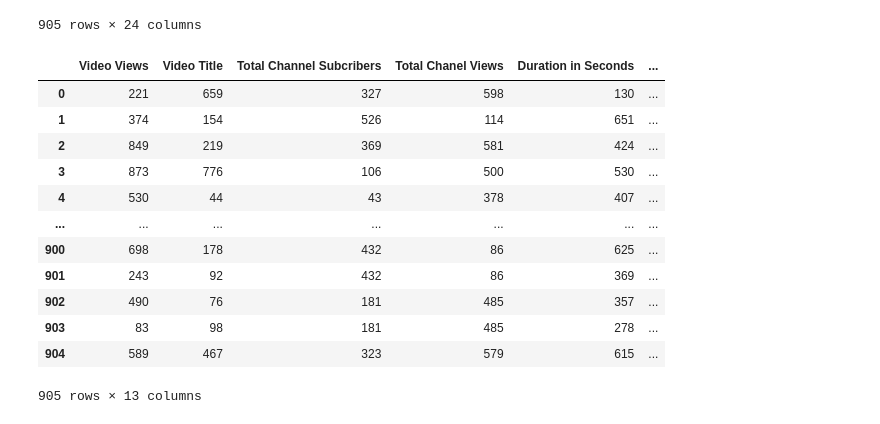
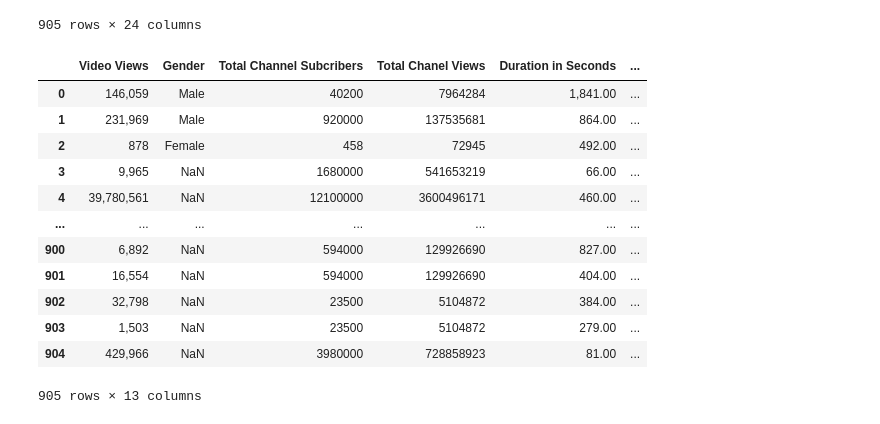
Before and after one commit to Vishal-Dhoriya/woc5.0-ml-weather-prediction-case-study-Vishal, a Jupyter notebook: WOC_Checkpoint_3.ipynb, the cells around one changed output. Drawn from its saved outputs; the diff is of its cells as text; code cells hidden in the pictures.

```diff
--- a/WOC_Checkpoint_3.ipynb
+++ b/WOC_Checkpoint_3.ipynb
@@ -11,5 +5,5 @@ Saving Youtube Influencer Analysis - Updated.csv to Youtube Influencer Analysis
 # %%
-yt = pd.read_csv('Youtube Influencer Analysis - Updated.csv',encoding ='cp1252')
+yt = pd.read_csv('/content/Youtube Influencer Analysis - Updated (1).csv',encoding ='cp1252')
 # %%
 yt
 # %% [output]
@@ -79,4 +73,5 @@ yt.fillna(value = 0)
 | 904 | https://www.youtube.com/watch?v=U... | 429,966 | Jhulan Goswami Final Over in ODIs... | https://www.youtube.com/c/SonySpo... | Sony Sports Network | 0 | 3980000 | ... |
 905 rows × 24 columns
 # %%
-ytt = yt.drop(["Video Link","Premiered or Not","Date of the Last Comment","Video Description","Creator Gender","Duration of Video","Subtitle","Maximum Quality of the Video","Creator Name","Channel URL","Intern Who Collected the Data"],axis = 1)
+ytt = yt.drop(["Video Link","Video Title","Premiered or Not","Date of the Last Comment","Video Description","Duration of Video","Subtitle","Maximum Quality of the Video","Creator Name","Channel URL","Intern Who Collected the Data"],axis = 1)
+r= ytt.rename(columns={'Creator Gender': 'Gender','Language of the Video': 'Language'})
@@ -91,16 +78,16 @@ for i in ytt.columns:
-# %%
-ytt
-# %% [output]
-|  | Video Views | Video Title | Total Channel Subcribers | Total Chanel Views | Duration in Seconds | ... |
-| 0 | 221 | 659 | 327 | 598 | 130 | ... |
-| 1 | 374 | 154 | 526 | 114 | 651 | ... |
-| 2 | 849 | 219 | 369 | 581 | 424 | ... |
-| 3 | 873 | 776 | 106 | 500 | 530 | ... |
-| 4 | 530 | 44 | 43 | 378 | 407 | ... |
-| ... | ... | ... | ... | ... | ... | ... |
-| 900 | 698 | 178 | 432 | 86 | 625 | ... |
-| 901 | 243 | 92 | 432 | 86 | 369 | ... |
-| 902 | 490 | 76 | 181 | 485 | 357 | ... |
-| 903 | 83 | 98 | 181 | 485 | 278 | ... |
-| 904 | 589 | 467 | 323 | 579 | 615 | ... |
-905 rows × 13 columns
+# %%
+r
+# %% [output]
+|  | Video Views | Gender | Total Channel Subcribers | Total Chanel Views | Duration in Seconds | ... |
+| 0 | 146,059 | Male | 40200 | 7964284 | 1,841.00 | ... |
+| 1 | 231,969 | Male | 920000 | 137535681 | 864.00 | ... |
+| 2 | 878 | Female | 458 | 72945 | 492.00 | ... |
+| 3 | 9,965 | NaN | 1680000 | 541653219 | 66.00 | ... |
+| 4 | 39,780,561 | NaN | 12100000 | 3600496171 | 460.00 | ... |
+| ... | ... | ... | ... | ... | ... | ... |
+| 900 | 6,892 | NaN | 594000 | 129926690 | 827.00 | ... |
+| 901 | 16,554 | NaN | 594000 | 129926690 | 404.00 | ... |
+| 902 | 32,798 | NaN | 23500 | 5104872 | 384.00 | ... |
+| 903 | 1,503 | NaN | 23500 | 5104872 | 279.00 | ... |
+| 904 | 429,966 | NaN | 3980000 | 728858923 | 81.00 | ... |
+905 rows × 13 columns
```
Also changed, not shown: parts of 11 cells of this notebook.
